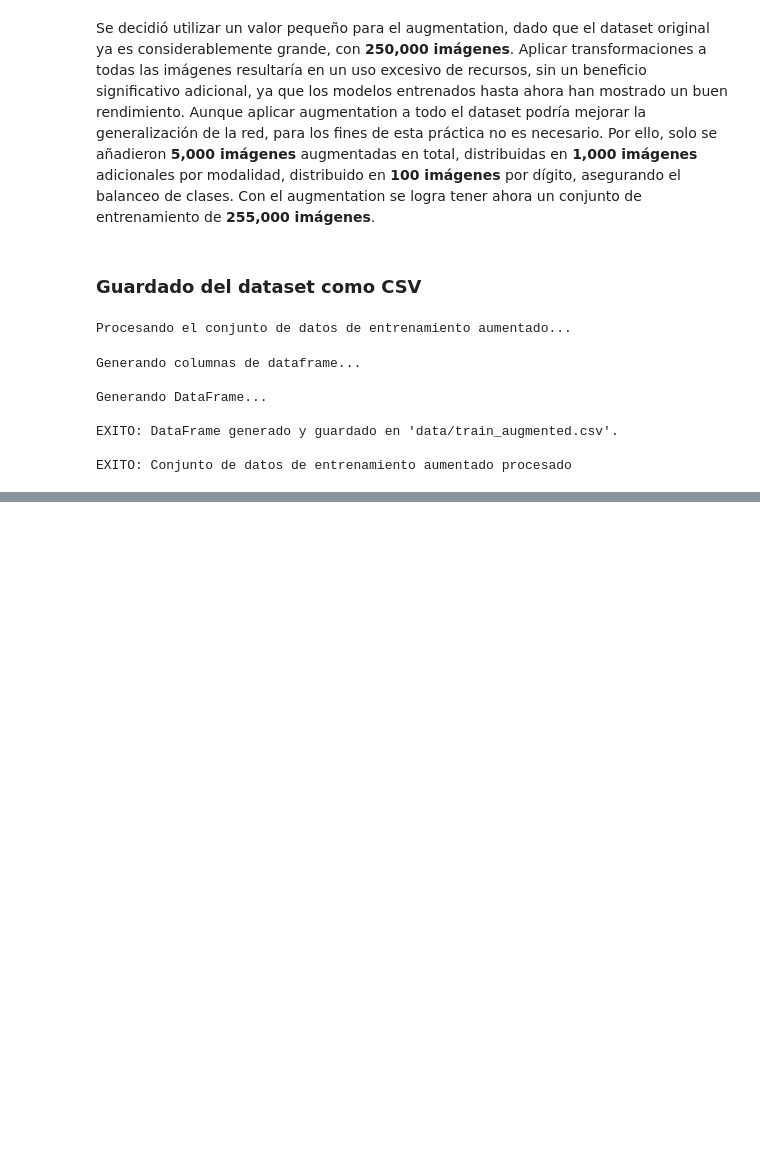
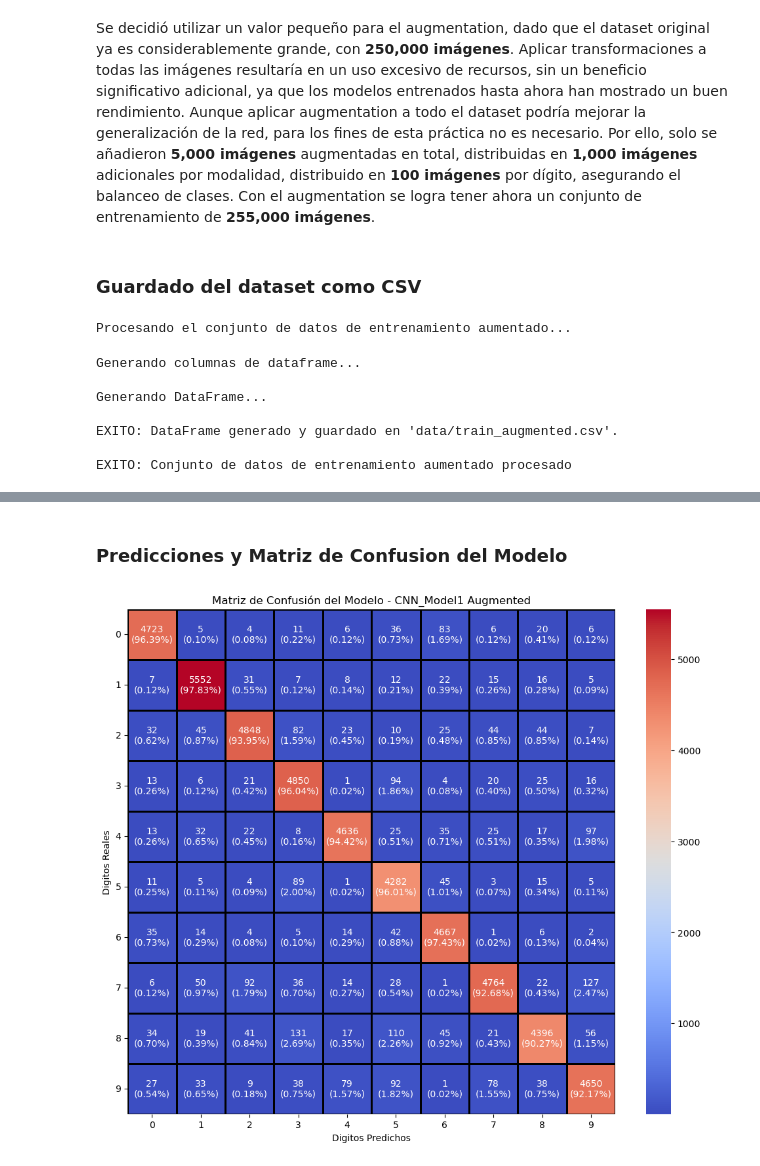
Before and after one commit to LeivaDiego/Lab4-DataScience, a Jupyter notebook: Lab4_CNN.ipynb, the cells around one changed output, grey strips where cells are left out. Cells and saved outputs as stored; diff of their text form; code cells hidden in the pictures; blank space fills up the shorter version.

```diff
--- a/Lab4_CNN.ipynb
+++ b/Lab4_CNN.ipynb
@@ -1543,0 +1632,6 @@ EXITO: Conjunto de datos de entrenamiento aumentado procesado
+# %% [markdown]
+### Predicciones y Matriz de Confusion del Modelo
+# %%
+plot_confusion_matrix(y_test1a, test_preds1a, epochs1a, 'CNN_Model1 Augmented')
+# %% [output]
+[figure, added]
```
Also changed, not shown: parts of 11 cells of this notebook.
